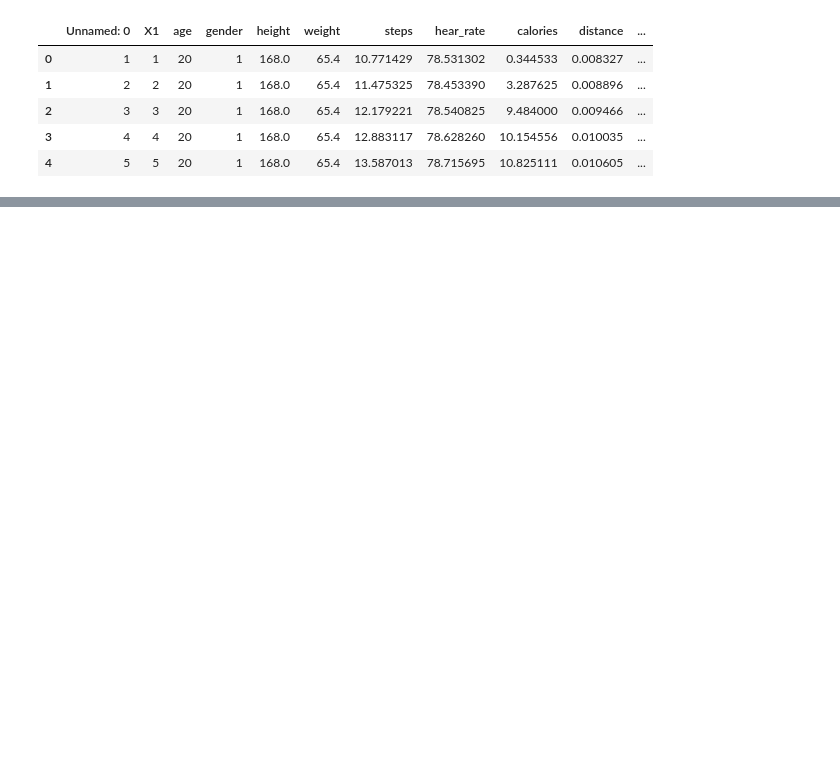
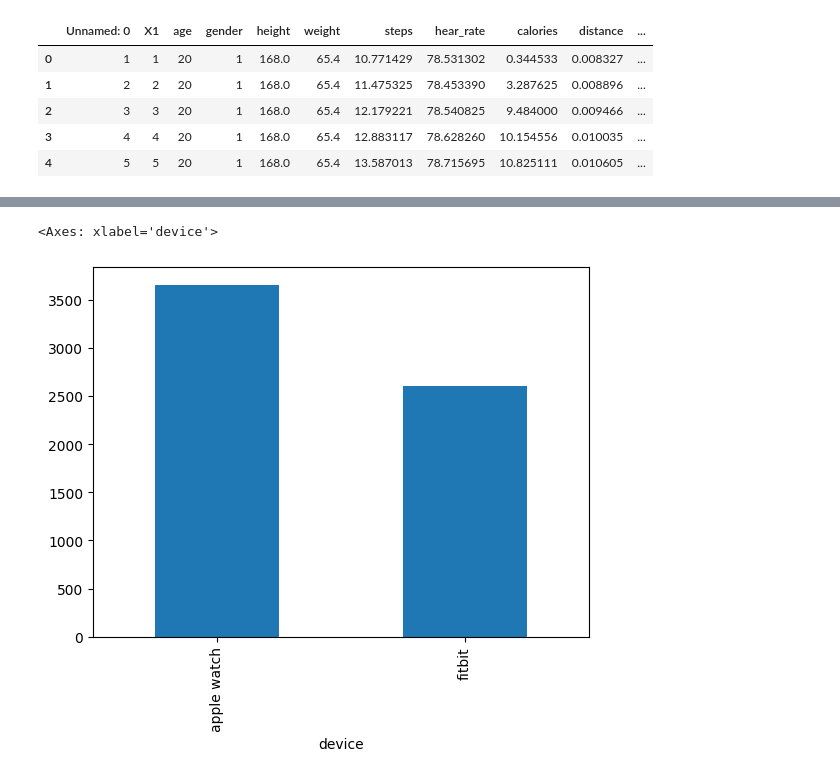
Before and after one commit to infoshareacademy/jdszr16-pajtoners, a Jupyter notebook: Ula/aw_fb_analysis.ipynb, the cells around one changed output, grey strips where cells are left out. Saved outputs shown, nothing was run; the diff lists cells and outputs as text; code cells hidden in the pictures; blank space fills up the shorter version.

```diff
--- a/Ula/aw_fb_analysis.ipynb
+++ b/Ula/aw_fb_analysis.ipynb
@@ -19,0 +155,5 @@ df.head()
+# %%
+df['device'].value_counts().plot(kind='bar')
+# %% [output]
+<Axes: xlabel='device'>
+[figure, added]
```
Also changed, not shown: parts of 14 cells of this notebook.
